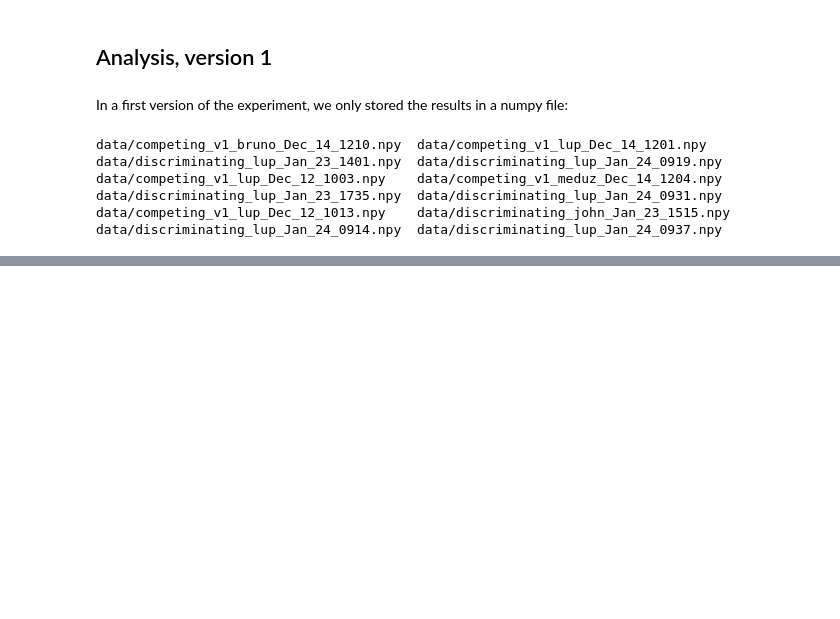
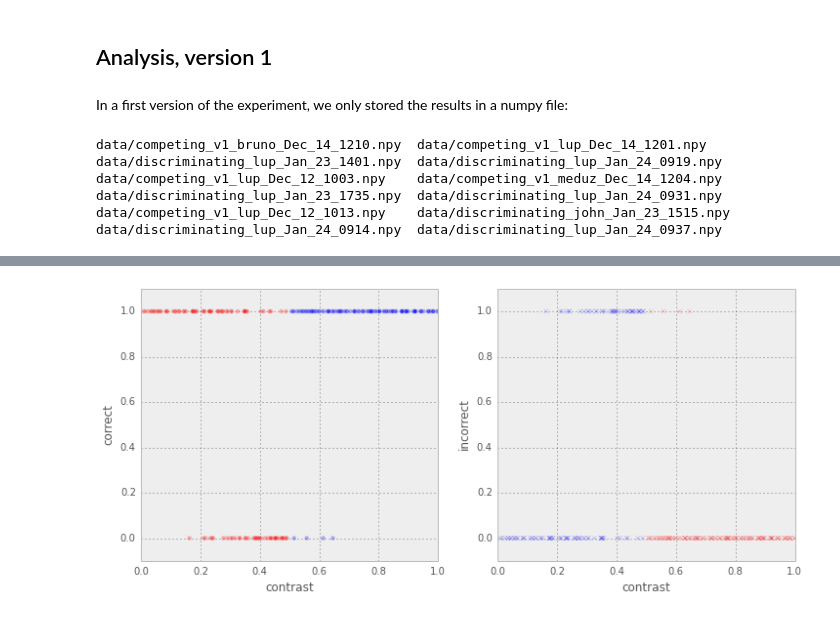
Before and after one commit to NeuralEnsemble/motionclouds_website, a Jupyter notebook: psychopy_competing.ipynb, the cells around one changed output, grey strips where cells are left out. Drawn from its saved outputs; the diff is of its cells as text; code cells hidden in the pictures; blank space fills up the shorter version.

```diff
--- a/psychopy_competing.ipynb
+++ b/psychopy_competing.ipynb
@@ -38,0 +40,18 @@ data/competing_v1_meduz_Dec_14_1204.npy (2, 50)
+# %%
+alpha = .3
+fig = plt.figure(figsize=(12,5))
+ax1 = fig.add_subplot(121)
+ax2 = fig.add_subplot(122)
+for fn in glob.glob('data/competing_v1_*npy'):
+    results = np.load(fn)
+    ax1.scatter(results[1, results[1, :]<.5], 1.*(results[0, results[1, :]<.5]==-1), c='r', alpha=alpha)
+    ax1.scatter(results[1, results[1, :]>.5], 1.*(results[0, results[1, :]>.5]==1), c='b', alpha=alpha)
+    ax2.scatter(results[1, results[1, :]<.5], 1.*(results[0, results[1, :]<.5]==1), c='b', alpha=alpha, marker='x')
+    ax2.scatter(results[1, results[1, :]>.5], 1.*(results[0, results[1, :]>.5]==-1), c='r', alpha=alpha, marker='x')
+for ax in [ax1, ax2]:
+    ax.axis([0., 1., -.1, 1.1])
+    _ = ax.set_xlabel('contrast')
+_ = ax1.set_ylabel('correct')
+_ = ax2.set_ylabel('incorrect')
+# %% [output]
+[figure, added]
```
Also changed, not shown: parts of 10 cells of this notebook, 2 other files.
